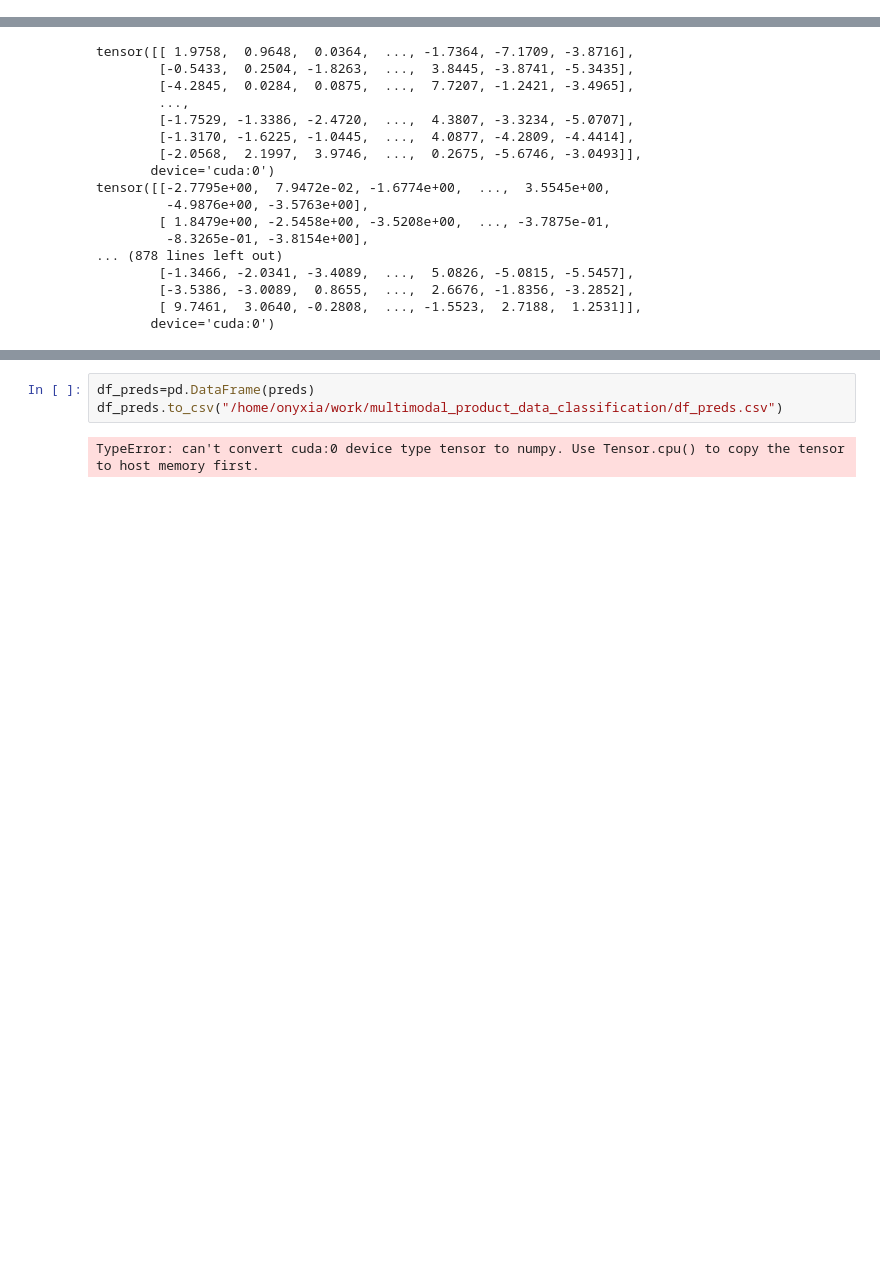
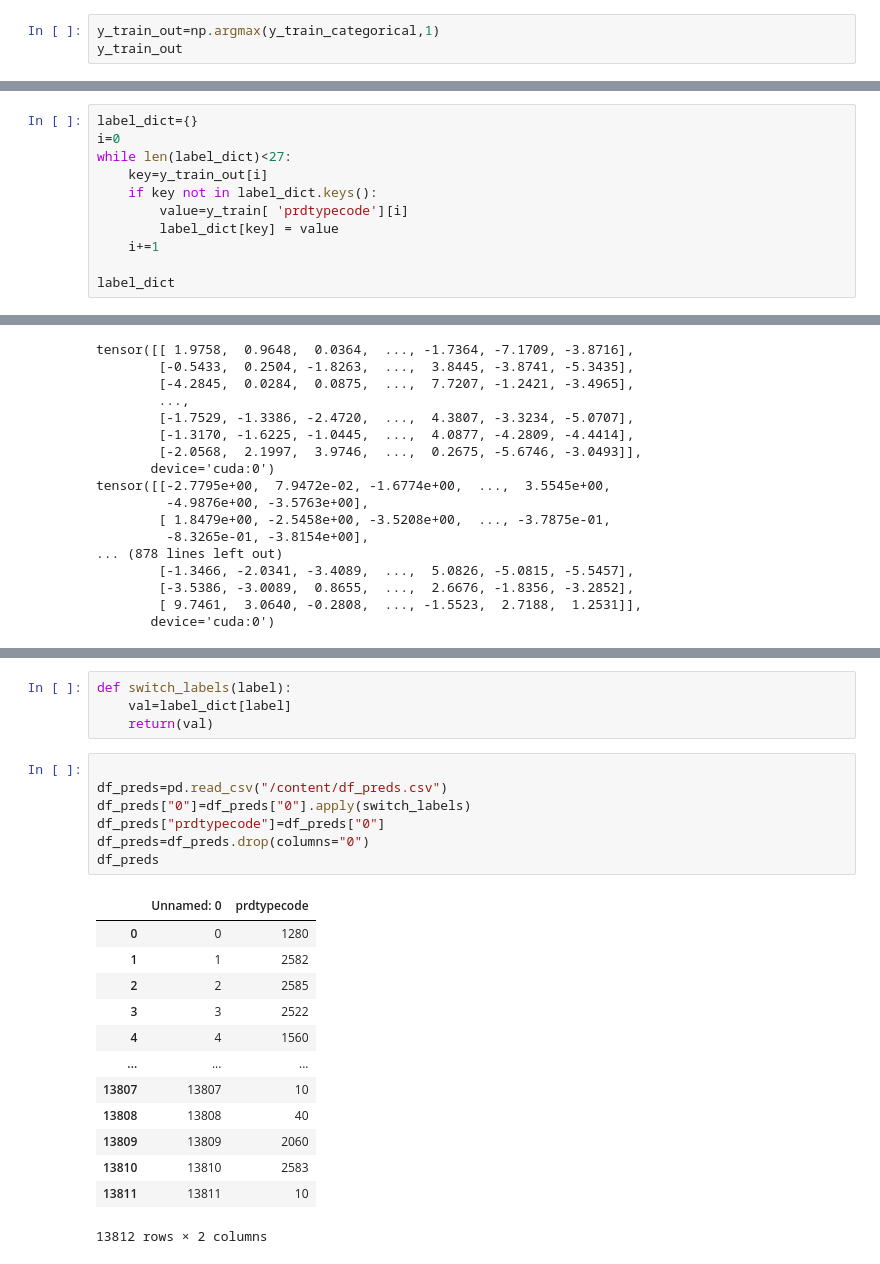
Before and after one commit to gatienc/multimodal_product_data_classification, a Jupyter notebook: notebooks/eval_gatien_fusion_model_clip3.ipynb, the cells around one changed output, grey strips where cells are left out. Drawn from its saved outputs; the diff is of its cells as text; blank space fills up the shorter version.

```diff
--- a/notebooks/eval_gatien_fusion_model_clip3.ipynb
+++ b/notebooks/eval_gatien_fusion_model_clip3.ipynb
@@ -153,0 +161,3 @@ y_train_categorical
+# %%
+y_train_out=np.argmax(y_train_categorical,1)
+y_train_out
@@ -153,0 +166,11 @@ y_train_categorical
+# %%
+label_dict={}
+i=0
+while len(label_dict)<27:
+    key=y_train_out[i]
+    if key not in label_dict.keys():
+        value=y_train[ 'prdtypecode'][i]
+        label_dict[key] = value
+    i+=1
+
+label_dict
@@ -357,8 +415,28 @@ for pred in preds:
 [7, 22, 24, 21, 13, 0, 2, 19, 17, 8, 24, 20, 19, 5, 18, 15, 14, 13, 19, 8, 14, 25, 2, 12, 5, 5, 1, 18, 25, 21, 14, 19, 18, 4, 0, 18, 21, 21, 21, 23, 22, 16, 18, 21, 9, 18, 24, 21, 19, 13, 21, 7, 8, 16 ...
 [7, 22, 24, 21, 13, 0, 2, 19, 17, 8, 24, 20, 19, 5, 18, 15, 14, 13, 19, 8, 14, 25, 2, 12, 5, 5, 1, 18, 25, 21, 14, 19, 18, 4, 0, 18, 21, 21, 21, 23, 22, 16, 18, 21, 9, 18, 24, 21, 19, 13, 21, 7, 8, 16 ...
 [7, 22, 24, 21, 13, 0, 2, 19, 17, 8, 24, 20, 19, 5, 18, 15, 14, 13, 19, 8, 14, 25, 2, 12, 5, 5, 1, 18, 25, 21, 14, 19, 18, 4, 0, 18, 21, 21, 21, 23, 22, 16, 18, 21, 9, 18, 24, 21, 19, 13, 21, 7, 8, 16 ...
-# %%
-df_preds=pd.DataFrame(preds)
-df_preds.to_csv("/home/onyxia/work/multimodal_product_data_classification/df_preds.csv")
-# %% [output]
-TypeError: can't convert cuda:0 device type tensor to numpy. Use Tensor.cpu() to copy the tensor to host memory first.
+# %%
+def switch_labels(label):
+    val=label_dict[label]
+    return(val)
+# %%
+
+df_preds=pd.read_csv("/content/df_preds.csv")
+df_preds["0"]=df_preds["0"].apply(switch_labels)
+df_preds["prdtypecode"]=df_preds["0"]
+df_preds=df_preds.drop(columns="0")
+df_preds
+# %% [output]
+|  | Unnamed: 0 | prdtypecode |
+| 0 | 0 | 1280 |
+| 1 | 1 | 2582 |
+| 2 | 2 | 2585 |
+| 3 | 3 | 2522 |
+| 4 | 4 | 1560 |
+| ... | ... | ... |
+| 13807 | 13807 | 10 |
+| 13808 | 13808 | 40 |
+| 13809 | 13809 | 2060 |
+| 13810 | 13810 | 2583 |
+| 13811 | 13811 | 10 |
+13812 rows × 2 columns
```
Also changed, not shown: parts of 11 cells of this notebook.
